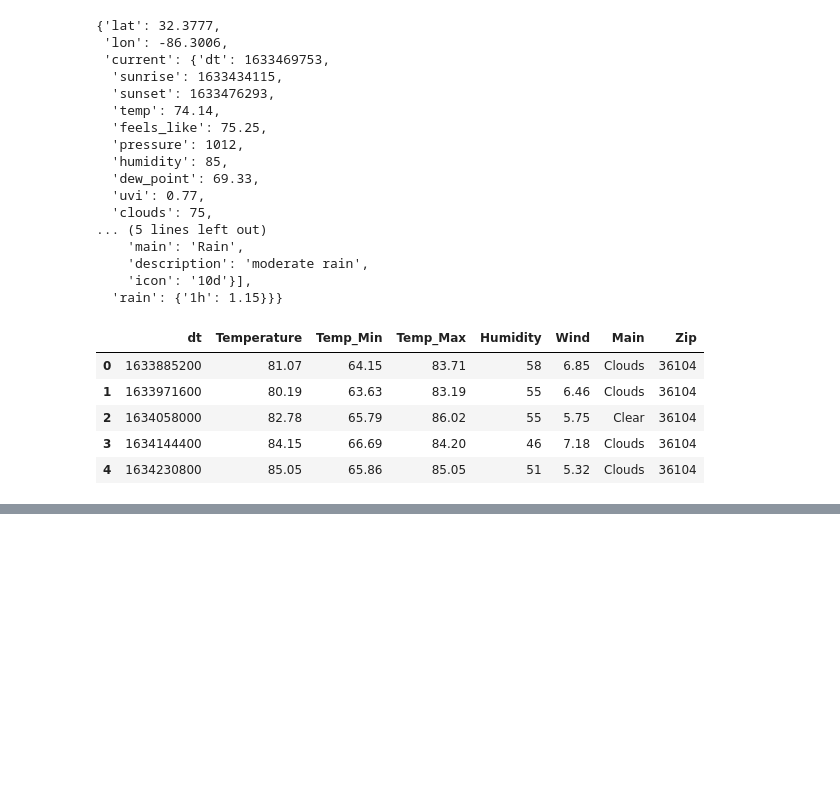
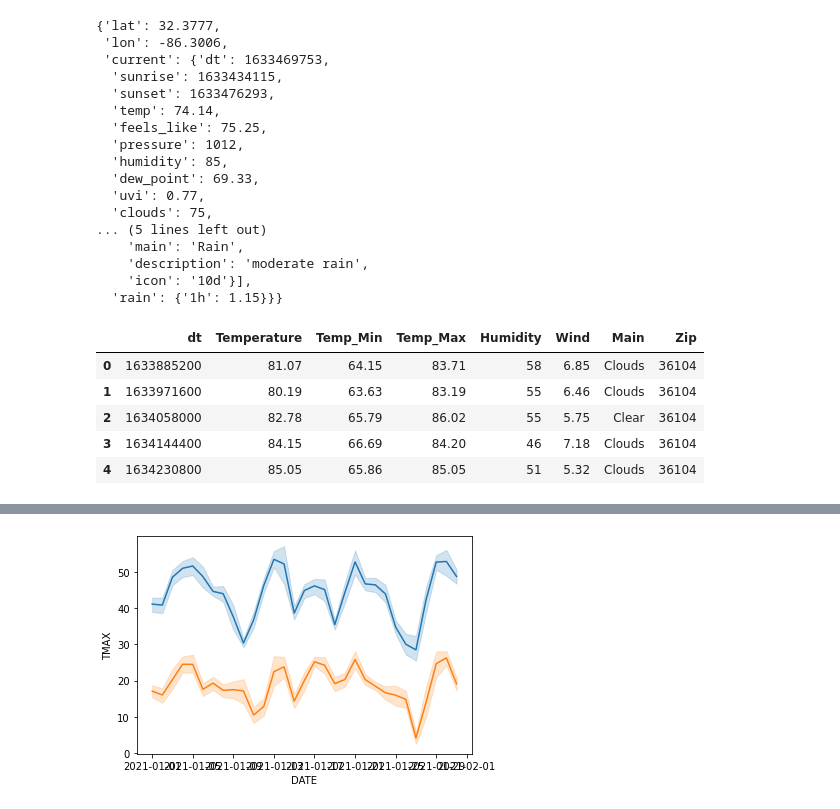
Before and after one commit to hzhi54/OpenWeatherMap_Data_Engineer, a Jupyter notebook: eda_code.ipynb, the cells around one changed output, grey strips where cells are left out. Drawn from its saved outputs; the diff is of its cells as text; code cells hidden in the pictures; blank space fills up the shorter version.

```diff
--- a/eda_code.ipynb
+++ b/eda_code.ipynb
@@ -118,0 +129,9 @@ df.head(5)
+# %%
+df = pd.read_sql('SELECT * FROM combined WHERE TMAX IS NOT NULL;', engine)
+# %%
+df['STATE'] = df['NAME'].apply(get_State)
+df.fillna(value=0,inplace=True)
+# %%
+mod_df = df[['STATE','TMAX','TMIN','AWND','LATITUDE','LONGITUDE','DATE']].copy()
+# %%
+mod_df['DATE'] = pd.to_datetime(df['DATE'])
@@ -118,0 +162,6 @@ df.head(5)
+# %%
+graph = mod_df[(df['STATE'] =='CO') & (df['DATE'] < "2021-02-01")].copy()
+sns.lineplot(graph.DATE,graph.TMAX)
+sns.lineplot(graph.DATE,graph.TMIN);
+# %% [output]
+[figure, added]
```
Also changed, not shown: parts of 7 cells of this notebook, 22 other files.
